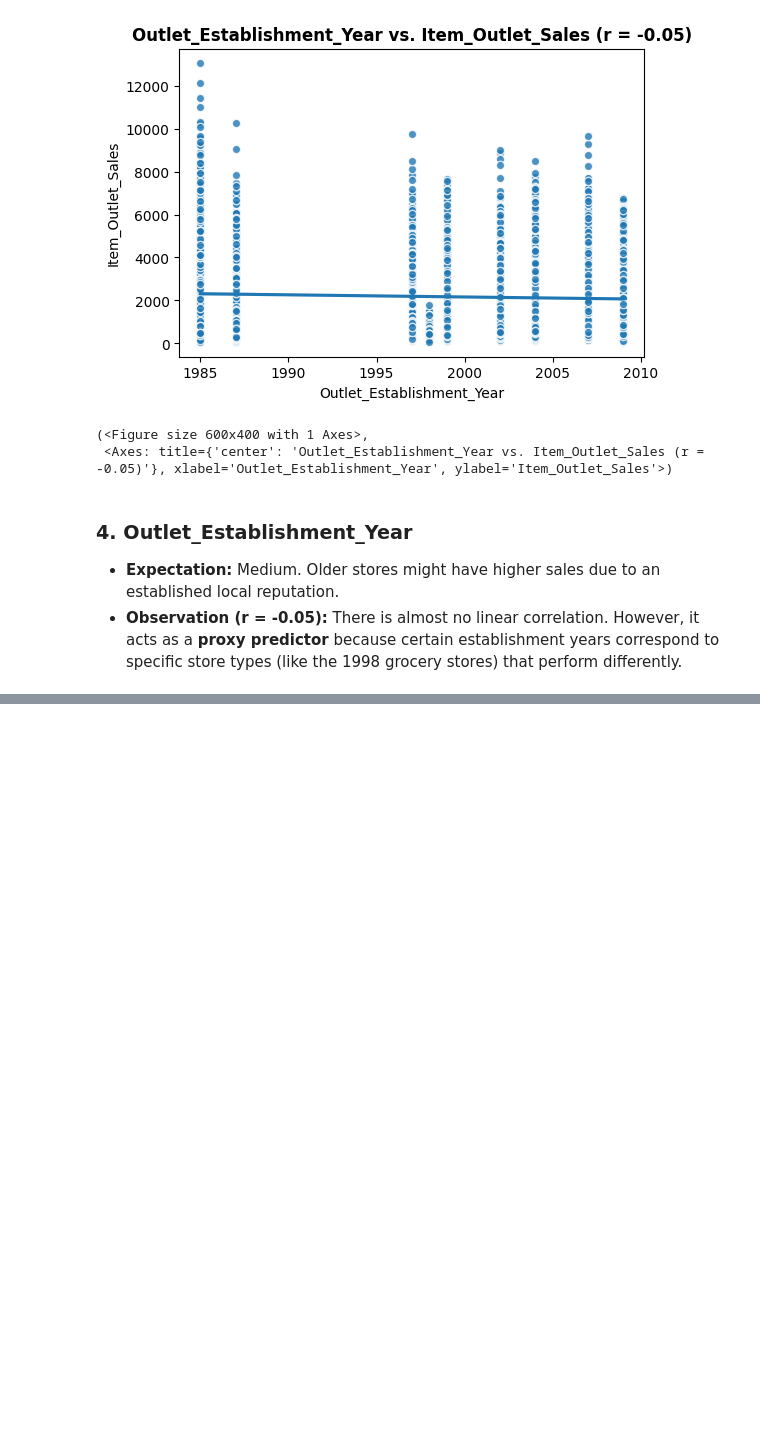
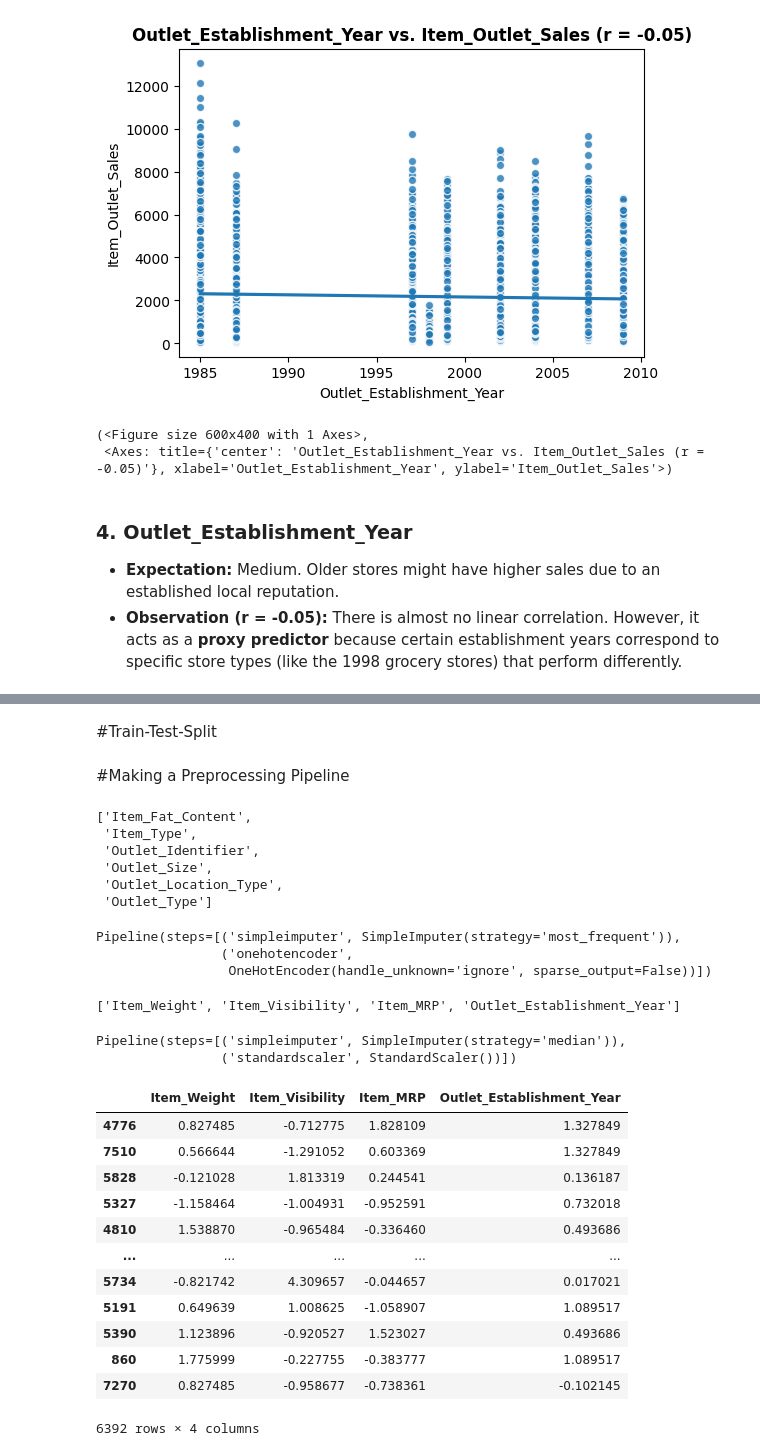
Before and after one commit to devMoamen/Prediction-of-Product-Sales, a Jupyter notebook: Prediction_of_Product_Sales.ipynb, the cells around one changed output, grey strips where cells are left out. Drawn from its saved outputs; the diff is of its cells as text; code cells hidden in the pictures; blank space fills up the shorter version.

```diff
--- a/Prediction_of_Product_Sales.ipynb
+++ b/Prediction_of_Product_Sales.ipynb
@@ -526,0 +645,6 @@ plot_numeric_vs_target(sales_df, x='Outlet_Establishment_Year')
+# %%
+## Drop unwanted/inappropriate columns
+#dropping the "Item_Identifier" feature due to its high cardinality.
+unwanted_cols = ['Item_Identifier']
+X = X.drop(columns=unwanted_cols)
+X.head()
@@ -526,0 +658,62 @@ plot_numeric_vs_target(sales_df, x='Outlet_Establishment_Year')
+# %% [markdown]
+#Train-Test-Split
+# %%
+# Perfoming a train-test-split
+X_train, X_test, y_train, y_test = train_test_split(X, y, random_state = 42)
+# %% [markdown]
+#Making a Preprocessing Pipeline
+# %%
+# Creating a categorical data selector
+cat_selector = make_column_selector(dtype_include = 'object')
+cat_selector(X_train)
+# %% [output]
+['Item_Fat_Content',
+ 'Item_Type',
+ 'Outlet_Identifier',
+ 'Outlet_Size',
+ 'Outlet_Location_Type',
+ 'Outlet_Type']
+# %%
+# Creating a pipline for handling categorical data
+impute_cat = SimpleImputer(strategy='most_frequent')
+encoder = OneHotEncoder(handle_unknown='ignore',sparse_output=False)
+
+cat_pipe = make_pipeline(impute_cat,encoder)
+cat_pipe
+# %% [output]
+Pipeline(steps=[('simpleimputer', SimpleImputer(strategy='most_frequent')),
+                ('onehotencoder',
+                 OneHotEncoder(handle_unknown='ignore', sparse_output=False))])
+# %%
+# Creating a numeric data selector
+num_selector = make_column_selector(dtype_include='number')
+num_selector(X_train)
+# %% [output]
+['Item_Weight', 'Item_Visibility', 'Item_MRP', 'Outlet_Establishment_Year']
+# %%
+# Creating scaler object to scale the data
+impute_num = SimpleImputer(strategy='median')
+scaler = StandardScaler()
+
+num_pipe = make_pipeline(impute_num,scaler)
+num_pipe
+# %% [output]
+Pipeline(steps=[('simpleimputer', SimpleImputer(strategy='median')),
+                ('standardscaler', StandardScaler())])
+# %%
+## test num_pipe
+num_pipe.fit_transform(X_train[num_selector(X_train)])
+# %% [output]
+|  | Item_Weight | Item_Visibility | Item_MRP | Outlet_Establishment_Year |
+| 4776 | 0.827485 | -0.712775 | 1.828109 | 1.327849 |
+| 7510 | 0.566644 | -1.291052 | 0.603369 | 1.327849 |
+| 5828 | -0.121028 | 1.813319 | 0.244541 | 0.136187 |
+| 5327 | -1.158464 | -1.004931 | -0.952591 | 0.732018 |
+| 4810 | 1.538870 | -0.965484 | -0.336460 | 0.493686 |
+| ... | ... | ... | ... | ... |
+| 5734 | -0.821742 | 4.309657 | -0.044657 | 0.017021 |
+| 5191 | 0.649639 | 1.008625 | -1.058907 | 1.089517 |
+| 5390 | 1.123896 | -0.920527 | 1.523027 | 0.493686 |
+| 860 | 1.775999 | -0.227755 | -0.383777 | 1.089517 |
+| 7270 | 0.827485 | -0.958677 | -0.738361 | -0.102145 |
+6392 rows × 4 columns
```
Also changed, not shown: parts of 20 cells of this notebook.
